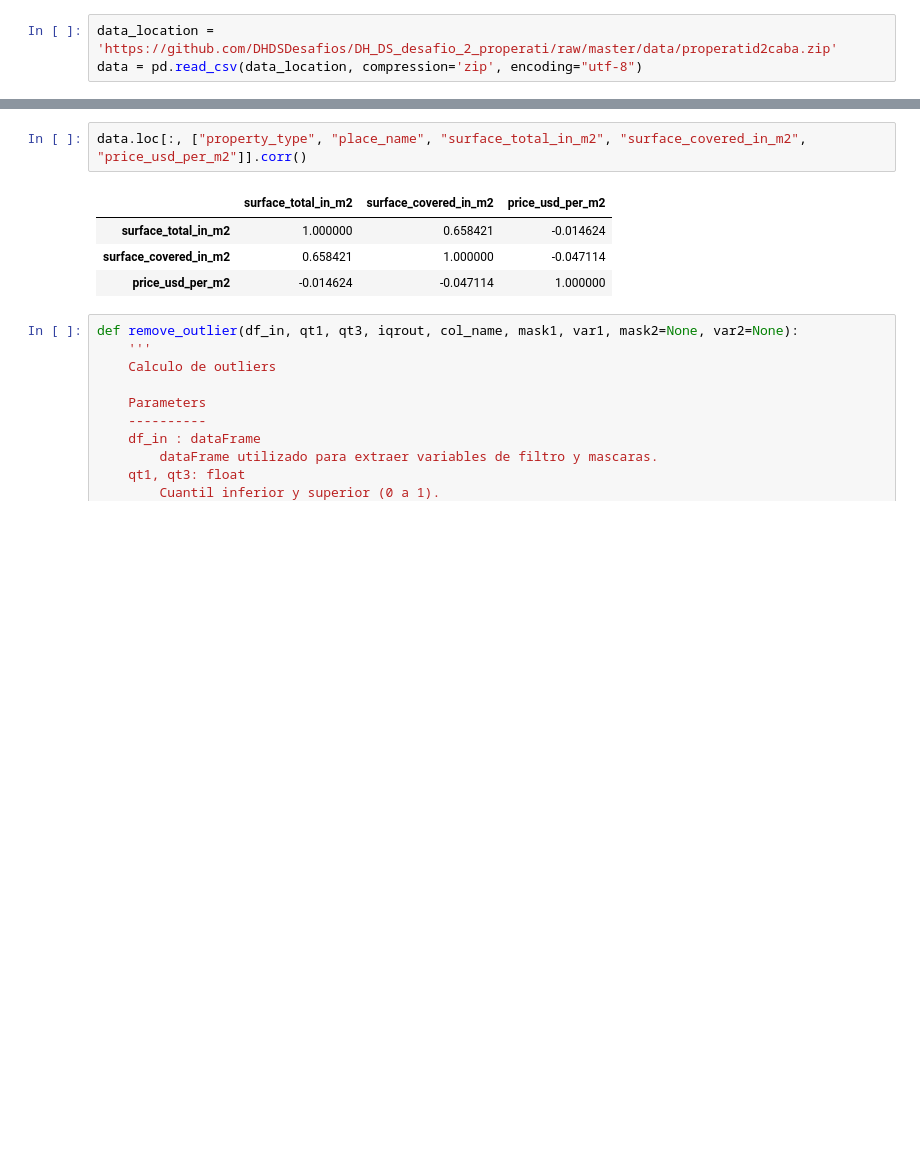
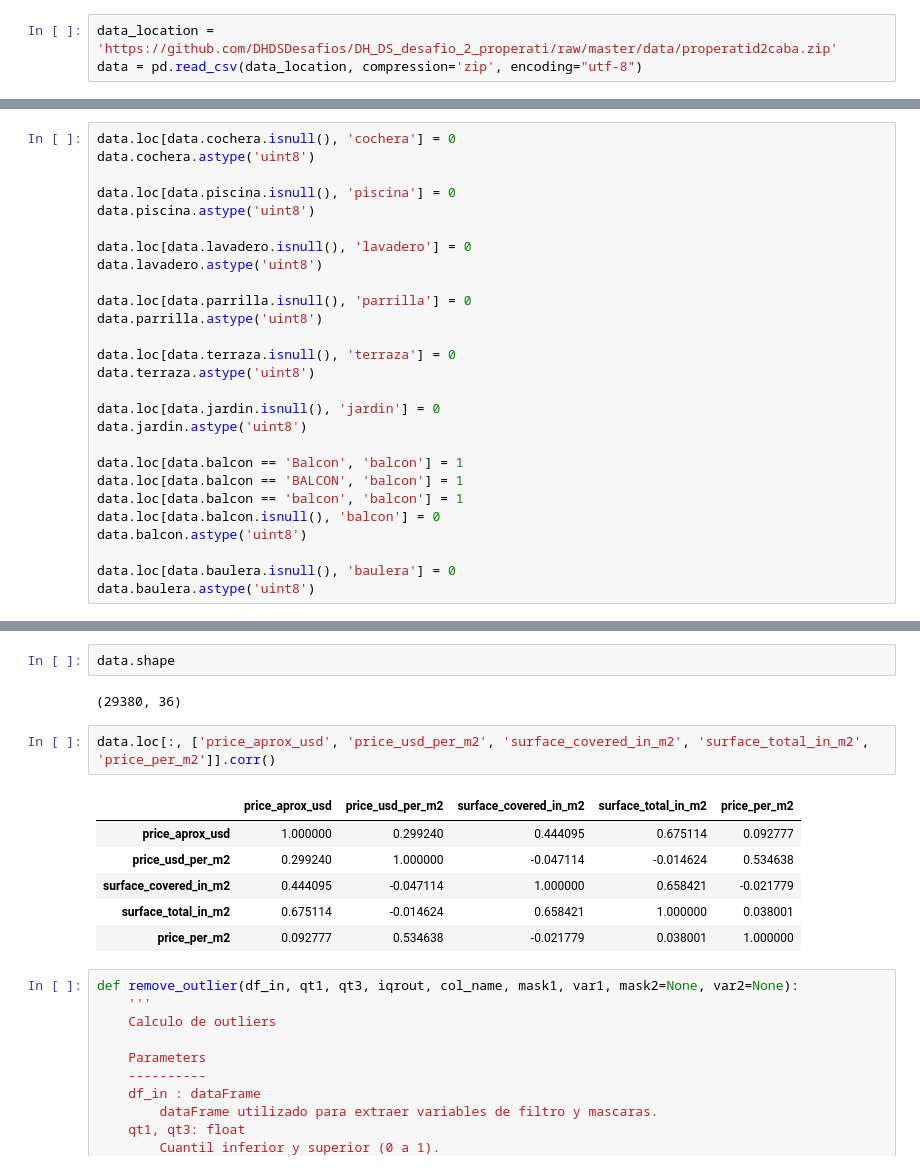
Before and after one commit to mauriciomem/DH_DS_desafio_2_properati, a Jupyter notebook: final.ipynb, the cells around one changed output, grey strips where cells are left out. Saved outputs shown, nothing was run; the diff lists cells and outputs as text; blank space fills up the shorter version.

```diff
--- a/final.ipynb
+++ b/final.ipynb
@@ -23,0 +240,27 @@ data.sample(10)
+# %%
+data.loc[data.cochera.isnull(), 'cochera'] = 0
+data.cochera.astype('uint8')
+
+data.loc[data.piscina.isnull(), 'piscina'] = 0
+data.piscina.astype('uint8')
+
+data.loc[data.lavadero.isnull(), 'lavadero'] = 0
+data.lavadero.astype('uint8')
+
+data.loc[data.parrilla.isnull(), 'parrilla'] = 0
+data.parrilla.astype('uint8')
+
+data.loc[data.terraza.isnull(), 'terraza'] = 0
+data.terraza.astype('uint8')
+
+data.loc[data.jardin.isnull(), 'jardin'] = 0
+data.jardin.astype('uint8')
+
+data.loc[data.balcon == 'Balcon', 'balcon'] = 1
+data.loc[data.balcon == 'BALCON', 'balcon'] = 1
+data.loc[data.balcon == 'balcon', 'balcon'] = 1
+data.loc[data.balcon.isnull(), 'balcon'] = 0
+data.balcon.astype('uint8')
+
+data.loc[data.baulera.isnull(), 'baulera'] = 0
+data.baulera.astype('uint8')
@@ -24,10 +293,16 @@ data.sample(10)
+# %%
+data.shape
+# %% [output]
+(29380, 36)
 # %%
-data.loc[:, ["property_type", "place_name", "surface_total_in_m2", "surface_covered_in_m2", "price_usd_per_m2"]].corr()
+data.loc[:, ['price_aprox_usd', 'price_usd_per_m2', 'surface_covered_in_m2', 'surface_total_in_m2', 'price_per_m2']].corr()
 # %% [output]
-|  | surface_total_in_m2 | surface_covered_in_m2 | price_usd_per_m2 |
-| surface_total_in_m2 | 1.000000 | 0.658421 | -0.014624 |
-| surface_covered_in_m2 | 0.658421 | 1.000000 | -0.047114 |
-| price_usd_per_m2 | -0.014624 | -0.047114 | 1.000000 |
+|  | price_aprox_usd | price_usd_per_m2 | surface_covered_in_m2 | surface_total_in_m2 | price_per_m2 |
+| price_aprox_usd | 1.000000 | 0.299240 | 0.444095 | 0.675114 | 0.092777 |
+| price_usd_per_m2 | 0.299240 | 1.000000 | -0.047114 | -0.014624 | 0.534638 |
+| surface_covered_in_m2 | 0.444095 | -0.047114 | 1.000000 | 0.658421 | -0.021779 |
+| surface_total_in_m2 | 0.675114 | -0.014624 | 0.658421 | 1.000000 | 0.038001 |
+| price_per_m2 | 0.092777 | 0.534638 | -0.021779 | 0.038001 | 1.000000 |
 # %%
 def remove_outlier(df_in, qt1, qt3, iqrout, col_name, mask1, var1, mask2=None, var2=None):
     '''
```
Also changed, not shown: parts of 19 cells of this notebook, 1 other file.
